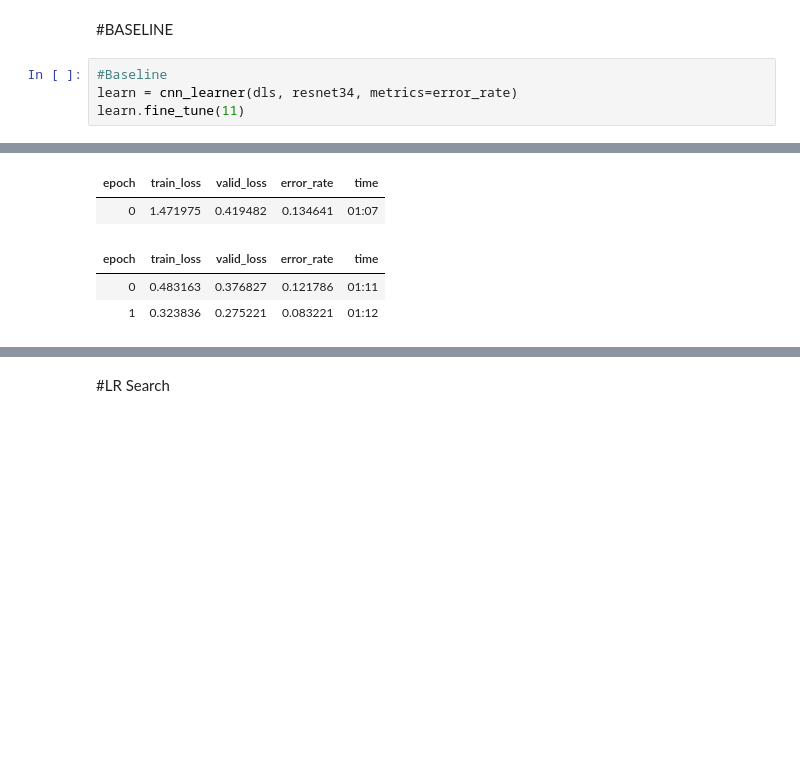
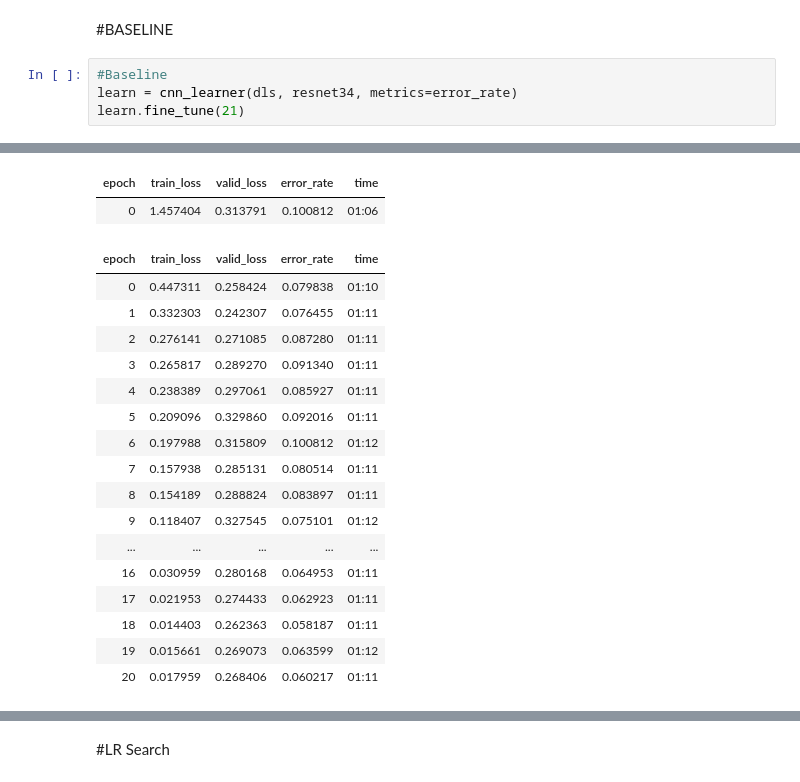
Before and after one commit to i-SanMartin/FastAI, a Jupyter notebook: 05_Pet_Breeds/Classifier.ipynb, the cells around one changed output, grey strips where cells are left out. Drawn from its saved outputs; the diff is of its cells as text; blank space fills up the shorter version.

```diff
--- a/05_Pet_Breeds/Classifier.ipynb
+++ b/05_Pet_Breeds/Classifier.ipynb
@@ -48,5 +46,5 @@ dls = pets.dataloaders(path/"images")
 # %%
 #Baseline
 learn = cnn_learner(dls, resnet34, metrics=error_rate)
-learn.fine_tune(11)
+learn.fine_tune(21)
 # %% [output]
@@ -54,7 +51,21 @@ Downloading: "https://download.pytorch.org/models/resnet34-333f7ec4.pth" to /roo
 | epoch | train_loss | valid_loss | error_rate | time |
-| 0 | 1.471975 | 0.419482 | 0.134641 | 01:07 |
+| 0 | 1.457404 | 0.313791 | 0.100812 | 01:06 |
 | epoch | train_loss | valid_loss | error_rate | time |
-| 0 | 0.483163 | 0.376827 | 0.121786 | 01:11 |
-| 1 | 0.323836 | 0.275221 | 0.083221 | 01:12 |
+| 0 | 0.447311 | 0.258424 | 0.079838 | 01:10 |
+| 1 | 0.332303 | 0.242307 | 0.076455 | 01:11 |
+| 2 | 0.276141 | 0.271085 | 0.087280 | 01:11 |
+| 3 | 0.265817 | 0.289270 | 0.091340 | 01:11 |
+| 4 | 0.238389 | 0.297061 | 0.085927 | 01:11 |
+| 5 | 0.209096 | 0.329860 | 0.092016 | 01:11 |
+| 6 | 0.197988 | 0.315809 | 0.100812 | 01:12 |
+| 7 | 0.157938 | 0.285131 | 0.080514 | 01:11 |
+| 8 | 0.154189 | 0.288824 | 0.083897 | 01:11 |
+| 9 | 0.118407 | 0.327545 | 0.075101 | 01:12 |
+| ... | ... | ... | ... | ... |
+| 16 | 0.030959 | 0.280168 | 0.064953 | 01:11 |
+| 17 | 0.021953 | 0.274433 | 0.062923 | 01:11 |
+| 18 | 0.014403 | 0.262363 | 0.058187 | 01:11 |
+| 19 | 0.015661 | 0.269073 | 0.063599 | 01:12 |
+| 20 | 0.017959 | 0.268406 | 0.060217 | 01:11 |
 # %%
 learn.recorder.plot_loss()
```
Also changed, not shown: parts of 3 cells of this notebook.
